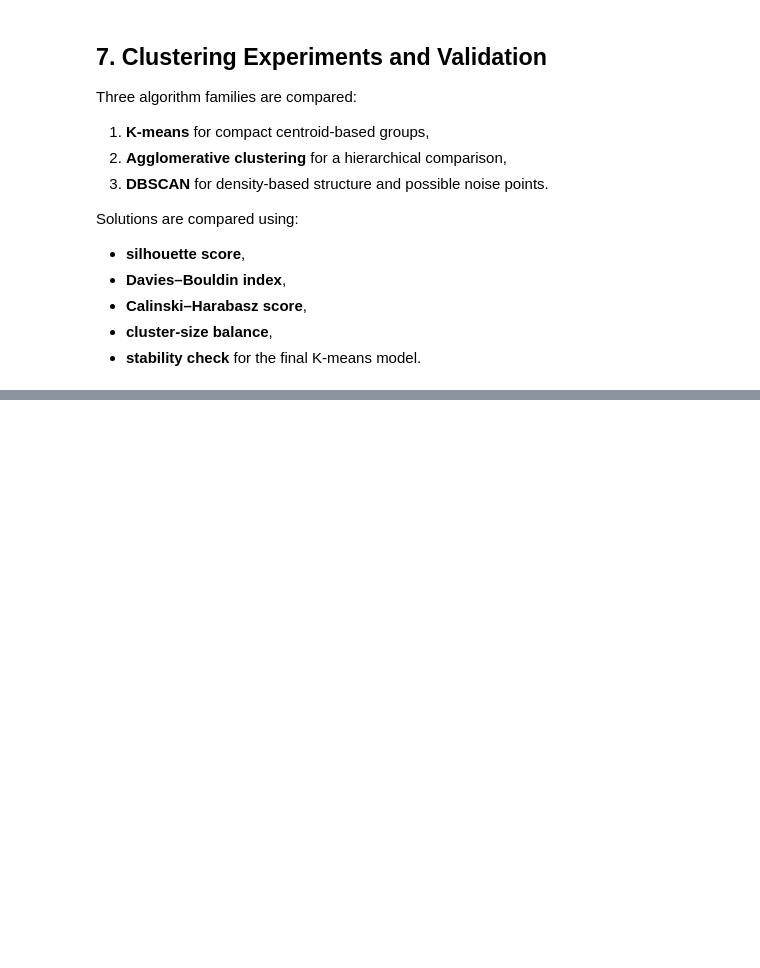
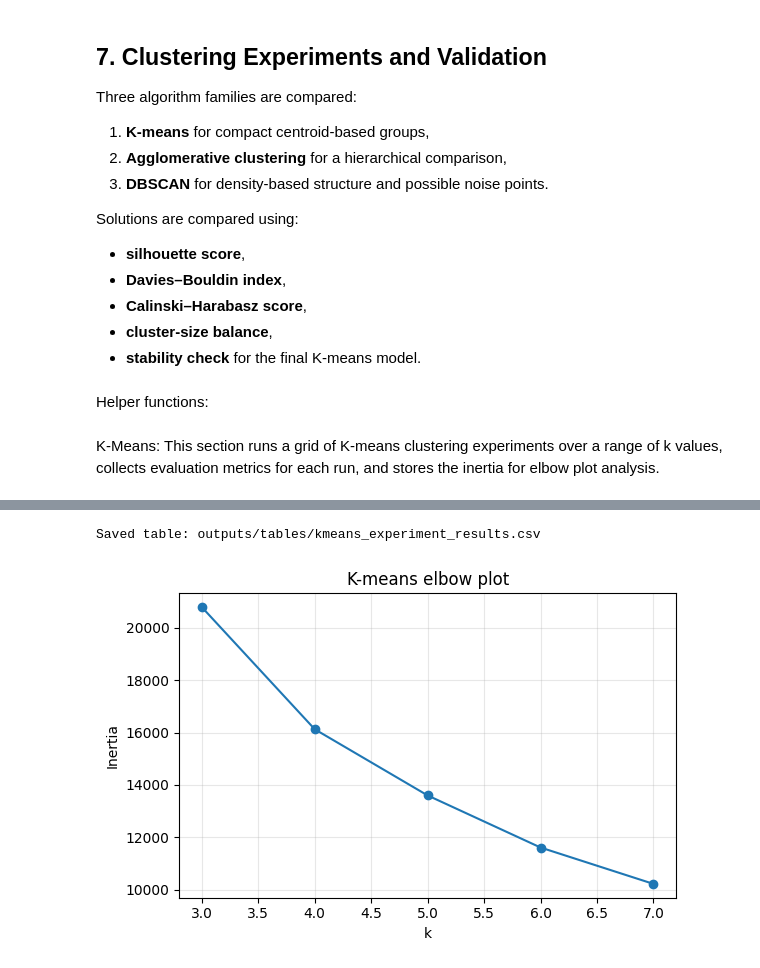
Before and after one commit to dataweby/ToU-Clustering, a Jupyter notebook: notebooks/clustering_capstone.ipynb, the cells around one changed output, grey strips where cells are left out. Drawn from its saved outputs; the diff is of its cells as text; code cells hidden in the pictures; blank space fills up the shorter version.

Commit message:
Updated DMSCAN and k_Means

```diff
--- a/notebooks/clustering_capstone.ipynb
+++ b/notebooks/clustering_capstone.ipynb
@@ -1130,3 +1130,5 @@ Solutions are compared using:
 - **Calinski–Harabasz score**,
 - **cluster-size balance**,
 - **stability check** for the final K-means model.
+# %% [markdown]
+Helper functions:
@@ -1132,0 +1187,42 @@ Solutions are compared using:
+# %% [markdown]
+K-Means:
+This section runs a grid of K-means clustering experiments over a range of k values, collects evaluation metrics for each run, and stores the inertia for elbow plot analysis.
+# %%
+# K-means experiments
+
+
+kmeans_results = []            # List to store the results of K-means clustering experiments with different values of k, including evaluation metrics and cluster characteristics for each k.
+k_grid = [3, 4, 5, 6, 7]       # Grid of k values to experiment with for K-means clustering, which allows for a systematic evaluation of how the number of clusters affects the clustering results and helps identify a suitable range of k values for further analysis.
+kmeans_inertia = []            # List to store the inertia values for each k in the K-means experiments, which is used to create the elbow plot for visually assessing the appropriate number of clusters.
+
+# Loop through each value of k in the grid, fit a KMeans model to the clustering matrix, predict cluster labels, evaluate the clustering results using the evaluate_clustering function, and store the results along with the model object and labels for later analysis and comparison across different k values.
+for k in k_grid:
+    model = KMeans(n_clusters=k, n_init=50, max_iter=500, random_state=RANDOM_STATE)
+    labels = model.fit_predict(X_cluster)
+    metrics = evaluate_clustering(X_cluster, labels, algorithm_name="KMeans")
+    metrics.update({
+        "params": f"k={k}",
+        "model_object": model,
+        "labels": labels
+    })
+    kmeans_results.append(metrics)
+    kmeans_inertia.append({"k": k, "inertia": model.inertia_})
+
+# Create a DataFrame from the K-means results for easier comparison and display, and show it in a table format so that the evaluation metrics for each value of k can be reviewed side by side to inform the choice of k for clustering.
+kmeans_results_df = pd.DataFrame([result_to_row(r) for r in kmeans_results])
+show_table(kmeans_results_df, "kmeans_experiment_results", index=False)
+
+# Create an elbow plot using the inertia values from the K-means experiments to visually assess the appropriate number of clusters, which can help identify a point where adding more clusters does not significantly improve the fit of the model (the "elbow" point).
+inertia_df = pd.DataFrame(kmeans_inertia)
+plt.figure(figsize=(6, 4))
+plt.plot(inertia_df["k"], inertia_df["inertia"], marker="o")
+plt.xlabel("k")
+plt.ylabel("Inertia")
+plt.title("K-means elbow plot")
+plt.grid(True, alpha=0.3)
+plt.tight_layout()
+save_fig("kmeans_elbow_plot")
+plt.show()
+
+best_kmeans_row = kmeans_results_df.sort_values(["silhouette", "davies_bouldin"], ascending=[False, True]).iloc[0]
+# %% [output]
@@ -1132,0 +1235,2 @@ Solutions are compared using:
+Saved table: outputs/tables/kmeans_experiment_results.csv
+[figure, added]
```
Also changed, not shown: parts of 20 cells of this notebook, 16 other files.
